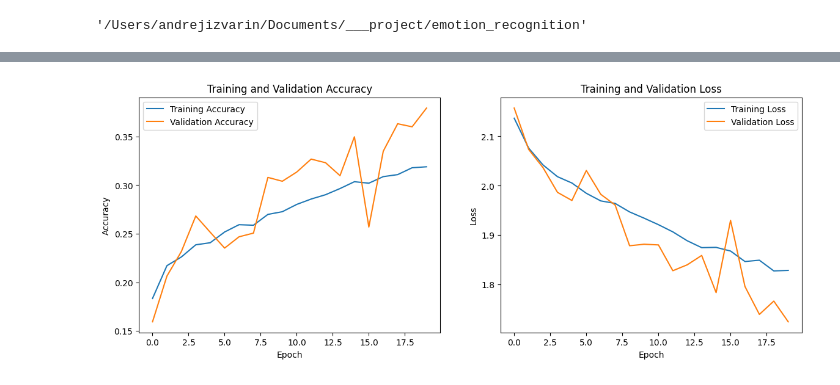
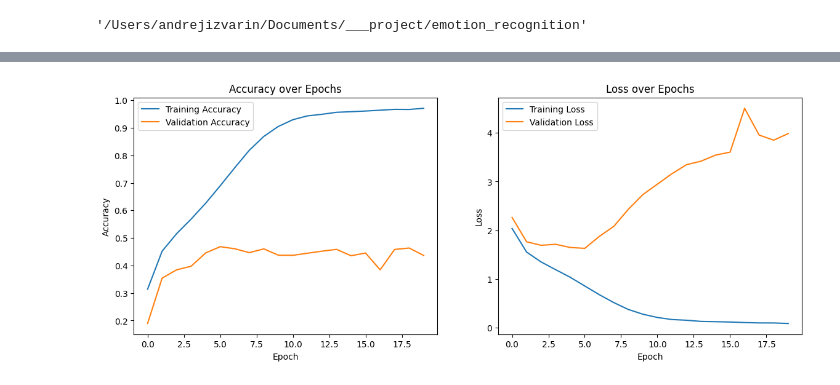
Before and after one commit to Andre-1970/emotion_recognition, a Jupyter notebook: notebooks/model_training.ipynb, the cells around one changed output, grey strips where cells are left out. Cells and saved outputs as stored; diff of their text form; code cells hidden in the pictures.

Commit message:
model v2

```diff
--- a/notebooks/model_training.ipynb
+++ b/notebooks/model_training.ipynb
@@ -61,7 +97,7 @@ def create_mobilenetv3_model(num_classes=9, fine_tune=False):
     )
     if fine_tune:
         # Разморозка всех слоев
-        for layer in base_model.layers:
+        for layer in base_model.layers[-30:]:
             layer.trainable = True
     else:
         # Заморозка базовой модели
@@ -69,6 +105,7 @@ def create_mobilenetv3_model(num_classes=9, fine_tune=False):
 
     # Добавление новых слоев
     x = GlobalAveragePooling2D()(base_model.output)
+    x = BatchNormalization()(x)
     x = Dense(1024, activation="relu")(x)
     x = Dropout(0.5)(x)  # Слой Dropout для предотвращения переобучения
     outputs = Dense(num_classes, activation="softmax")(x)
@@ -85,4 +122,4 @@ def create_mobilenetv3_model(num_classes=9, fine_tune=False):
     return model
 
 
-model = create_mobilenetv3_model()
+model = create_mobilenetv3_model(num_classes=9, fine_tune=True)
@@ -134,0 +126,9 @@ Epoch 20/20
+# %%
+# Обучение модели
+history = model.fit(
+    train_dataset,
+    epochs=15,
+    steps_per_epoch=len(data_loader.train_df) // 32,
+    validation_data=val_dataset,
+    validation_steps=len(data_loader.val_df) // 32,
+)
@@ -146,29 +229,29 @@ Validation Accuracy: 27.06%
 # %%
 def plot_training_history(history):
     # График точности
     plt.figure(figsize=(14, 5))
 
     # Подграфик для точности
     plt.subplot(1, 2, 1)
-    plt.plot(history.history["accuracy"], label="Training Accuracy")
-    plt.plot(history.history["val_accuracy"], label="Validation Accuracy")
-    plt.title("Training and Validation Accuracy")
-    plt.xlabel("Epoch")
-    plt.ylabel("Accuracy")
+    plt.plot(history.history['accuracy'], label='Training Accuracy')
+    plt.plot(history.history['val_accuracy'], label='Validation Accuracy')
+    plt.title('Accuracy over Epochs')
+    plt.xlabel('Epoch')
+    plt.ylabel('Accuracy')
     plt.legend()
 
     # Подграфик для потерь
     plt.subplot(1, 2, 2)
-    plt.plot(history.history["loss"], label="Training Loss")
-    plt.plot(history.history["val_loss"], label="Validation Loss")
-    plt.title("Training and Validation Loss")
-    plt.xlabel("Epoch")
-    plt.ylabel("Loss")
+    plt.plot(history.history['loss'], label='Training Loss')
+    plt.plot(history.history['val_loss'], label='Validation Loss')
+    plt.title('Loss over Epochs')
+    plt.xlabel('Epoch')
+    plt.ylabel('Loss')
     plt.legend()
 
     plt.show()
 
 
 plot_training_history(history)
 # %% [output]
-[figure, old version]
+[figure, new version]
```
Also changed, not shown: parts of 7 cells of this notebook, 2 other files.
